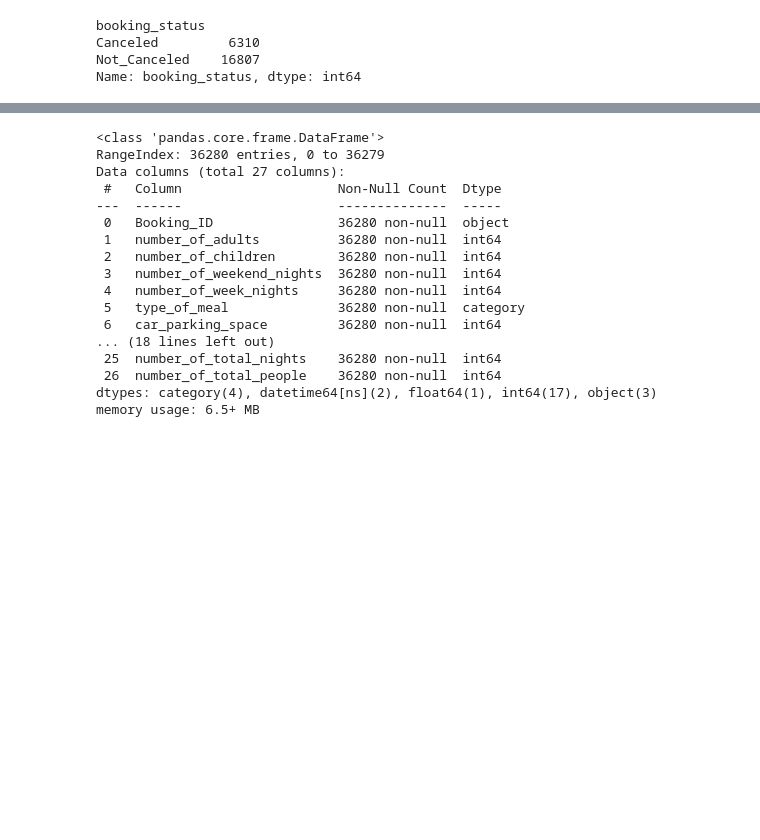
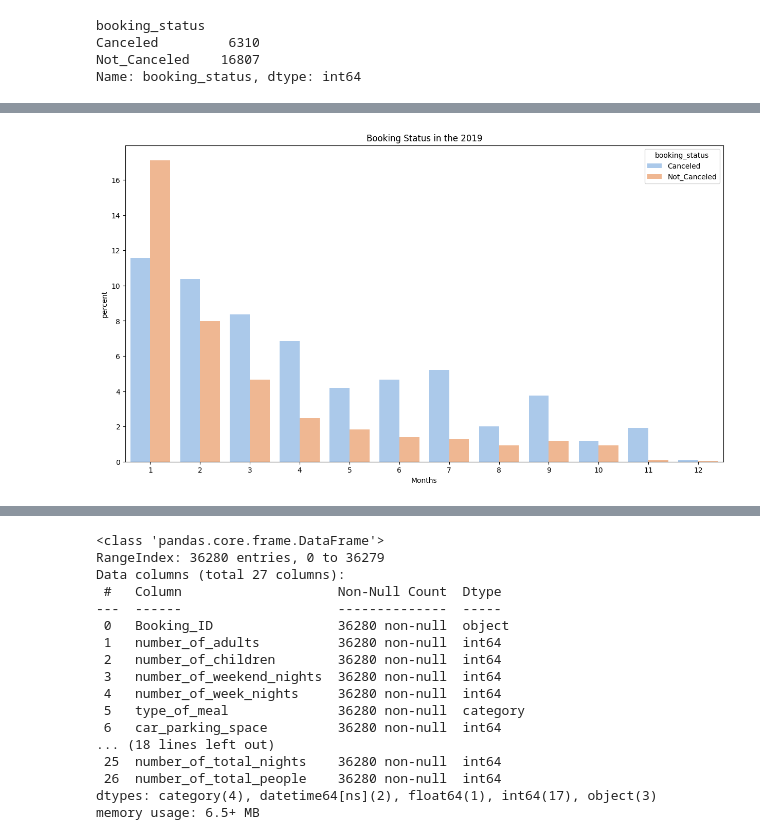
Before and after one commit to AslihanYoldas/ada-lovelace-final-project, a Jupyter notebook: data_viz.ipynb, the cells around one changed output, grey strips where cells are left out. Saved outputs shown, nothing was run; the diff lists cells and outputs as text; code cells hidden in the pictures; blank space fills up the shorter version.

```diff
--- a/data_viz.ipynb
+++ b/data_viz.ipynb
@@ -218,0 +249,3 @@ sns.lineplot(data=df, x="date_of_reservation", y="average_price")
+# %%
+df['arrival_month'] = df['date_of_arrival'].dt.month
+df['reservation_month'] = df['date_of_reservation'].dt.month
@@ -218,0 +254,4 @@ sns.lineplot(data=df, x="date_of_reservation", y="average_price")
+# %%
+module.plot_count(df.query('arrival_year == 2019')['arrival_month'],title ='Booking Status in the 2019', xlabel='Months', hue=df.query('arrival_year == 2019')['booking_status'],palette='pastel')
+# %% [output]
+[figure, added]
```
Also changed, not shown: parts of 12 cells of this notebook, 1 other file.
